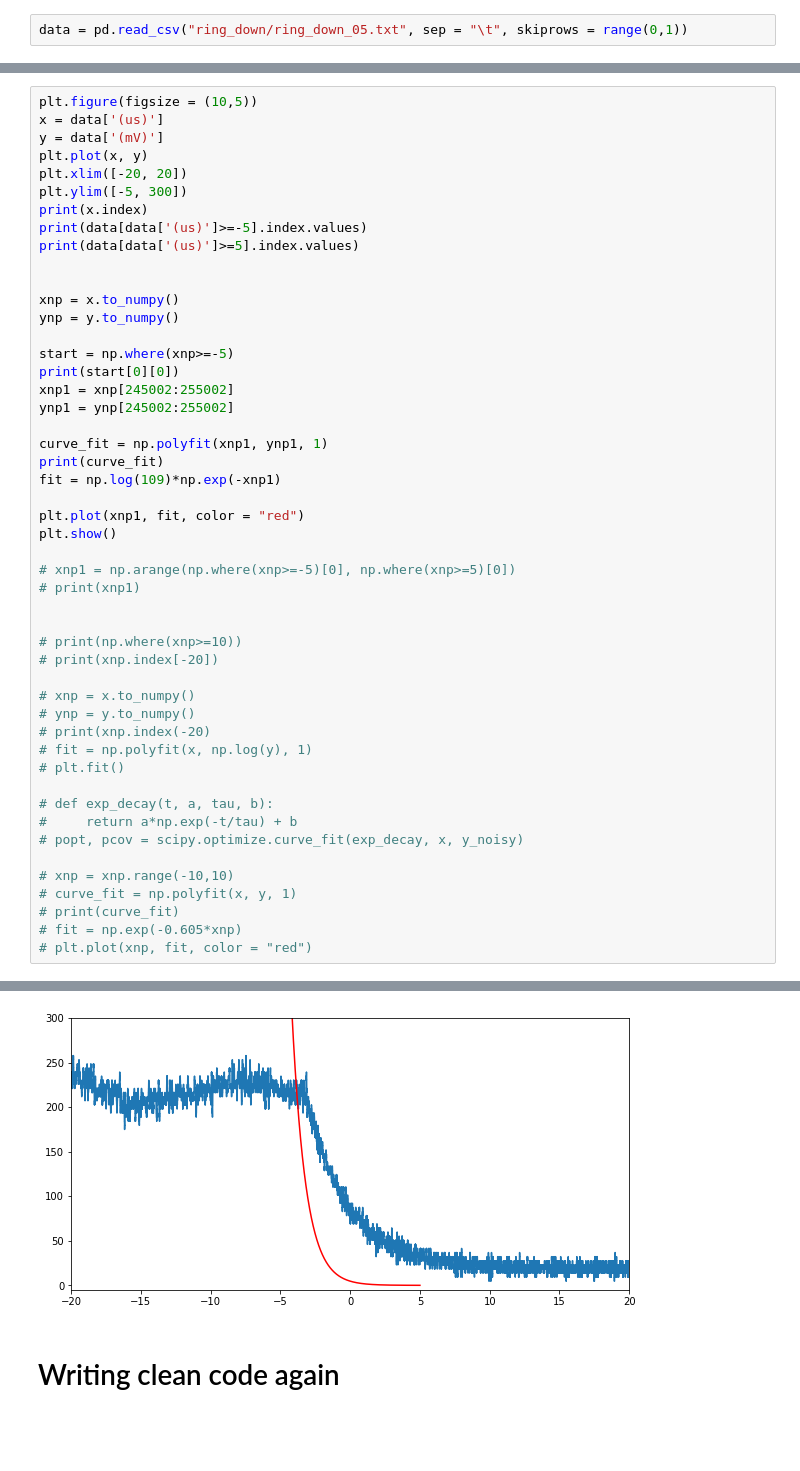
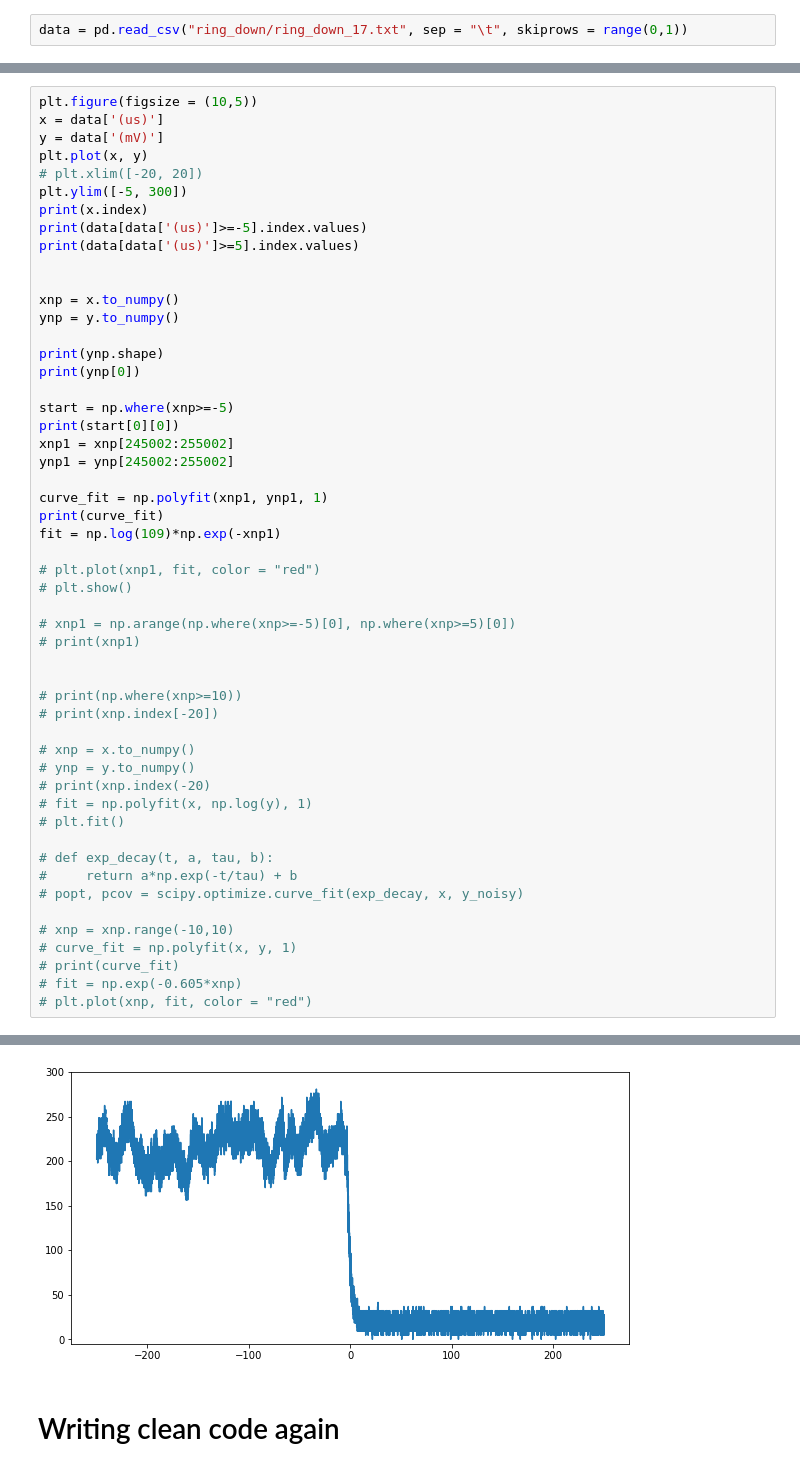
Before and after one commit to tesla1900/advanced-lab-course, a Jupyter notebook: laser_gyroscope/ringdown_analysis.ipynb, the cells around one changed output, grey strips where cells are left out. Cells and saved outputs as stored; diff of their text form; blank space fills up the shorter version.

```diff
--- a/laser_gyroscope/ringdown_analysis.ipynb
+++ b/laser_gyroscope/ringdown_analysis.ipynb
@@ -10,5 +13,5 @@ import os
 # %%
-data = pd.read_csv("ring_down/ring_down_05.txt", sep = "\t", skiprows = range(0,1))
+data = pd.read_csv("ring_down/ring_down_17.txt", sep = "\t", skiprows = range(0,1))
 # %%
 print(data)
 print(type(data))
@@ -33,7 +36,7 @@ plt.figure(figsize = (10,5))
 x = data['(us)']
 y = data['(mV)']
 plt.plot(x, y)
-plt.xlim([-20, 20])
+# plt.xlim([-20, 20])
 plt.ylim([-5, 300])
 print(x.index)
 print(data[data['(us)']>=-5].index.values)
@@ -42,6 +45,9 @@ print(data[data['(us)']>=5].index.values)
 
 xnp = x.to_numpy()
 ynp = y.to_numpy()
+
+print(ynp.shape)
+print(ynp[0])
 
 start = np.where(xnp>=-5)
 print(start[0][0])
@@ -52,8 +58,8 @@ curve_fit = np.polyfit(xnp1, ynp1, 1)
 print(curve_fit)
 fit = np.log(109)*np.exp(-xnp1)
 
-plt.plot(xnp1, fit, color = "red")
-plt.show()
+# plt.plot(xnp1, fit, color = "red")
+# plt.show()
 
 # xnp1 = np.arange(np.where(xnp>=-5)[0], np.where(xnp>=5)[0])
 # print(xnp1)
@@ -86,4 +94,4 @@ RangeIndex(start=0, stop=500004, step=1)
-[figure, old version]
+[figure, new version]
 # %% [markdown]
 # Writing clean code again
 # %%
```
Also changed, not shown: parts of 6 cells of this notebook, 1 other file.
